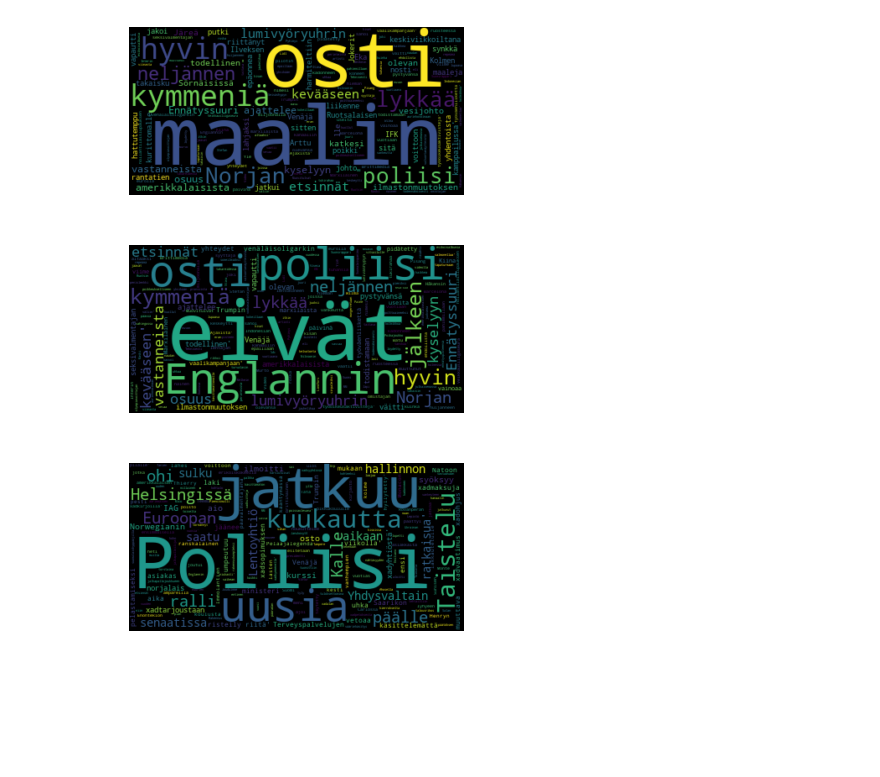
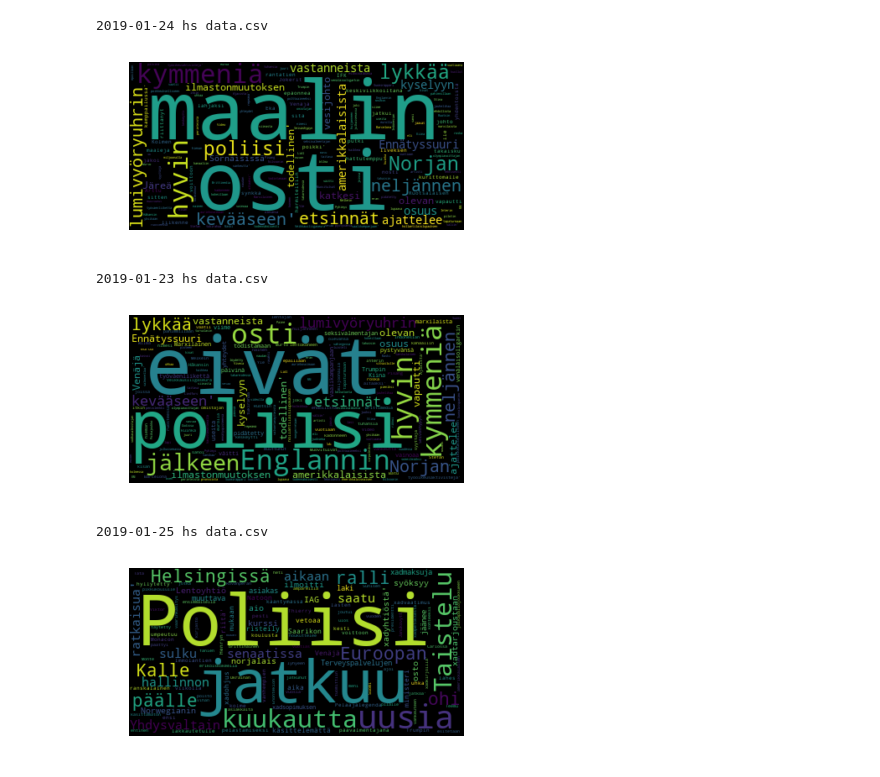
Before and after one commit to IntenseWizard/DataMiner, a Jupyter notebook: analyzeHsData.ipynb, the cells around one changed output. Drawn from its saved outputs; the diff is of its cells as text; code cells hidden in the pictures; blank space fills up the shorter version.

```diff
--- a/analyzeHsData.ipynb
+++ b/analyzeHsData.ipynb
@@ -4,10 +4,12 @@ import csv
 import re
 dir_path=os.path.expanduser("~/DataMiner/hs_data")
 all_text=[]
+names=[]
 for file in os.listdir(dir_path):
     print(file)
     with open(os.path.join(dir_path,file)) as csvfile:
         day=[]
+        names.append(file)
         reader=csv.reader(csvfile, delimiter=' ', quotechar='|')
         for row in reader:
             rawrow=', '.join(row)
@@ -39,33 +23,36 @@ Helsinkiläisyhtye, Karinan, kehuttu, esikoislevy, on, ehdolla, Pohjoismaisen, m
 # %%
 import numpy as np
 import pandas as pd
 from os import path
 from PIL import Image
 from wordcloud import WordCloud, STOPWORDS, ImageColorGenerator
 
 import matplotlib.pyplot as plt
 % matplotlib inline
 
 
 def makeWordmap(text):
     # Create and generate a word cloud image:
     wordcloud = WordCloud().generate(text)
 
     # Display the generated image:
     plt.imshow(wordcloud, interpolation='bilinear')
     plt.axis("off")
     plt.show()
 
 
 konjunktiot=['ei','nyt','oli','jo','se','ovat','on','ja','mutta','ole','se','vain', 'joka','sen','myös','ettei','sanoo','näyttää']
-for day in all_text:
+for day,name in zip(all_text,names):
     pure_text=day
-
+    print(name)
     for k in konjunktiot:
         #pure_text= [a.replace(k,"") for a in pure_text]
         pure_text= [re.sub(r"\b%s\b" % k, "", a) for a in pure_text]
     makeWordmap(str(pure_text))
 # %% [output]
+2019-01-24 hs data.csv
-[figure, old version]
+[figure, new version]
+2019-01-23 hs data.csv
-[figure, old version]
+[figure, new version]
+2019-01-25 hs data.csv
-[figure, old version]
+[figure, new version]
```
Also changed, not shown: parts of 1 cell of this notebook.
